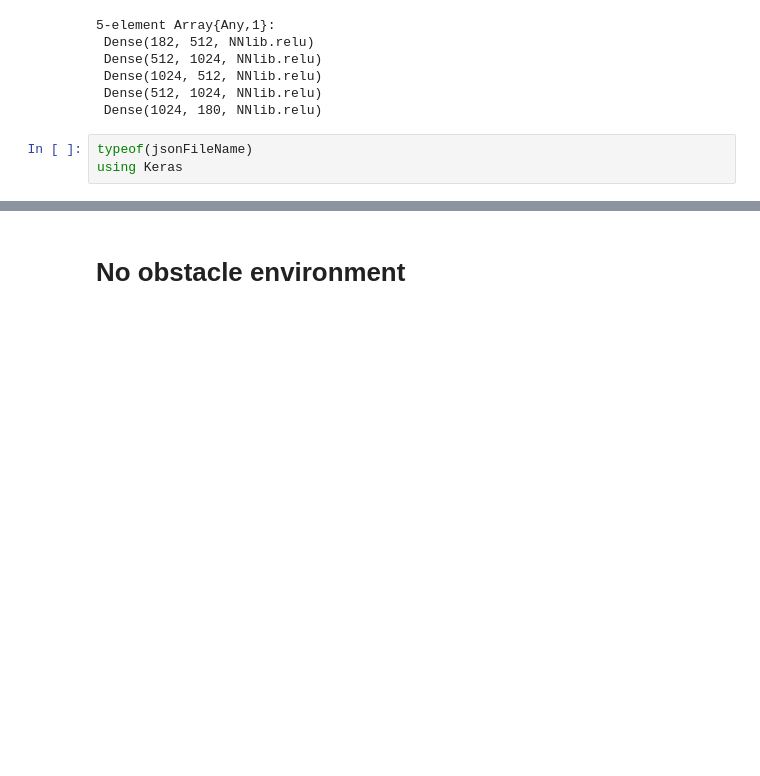
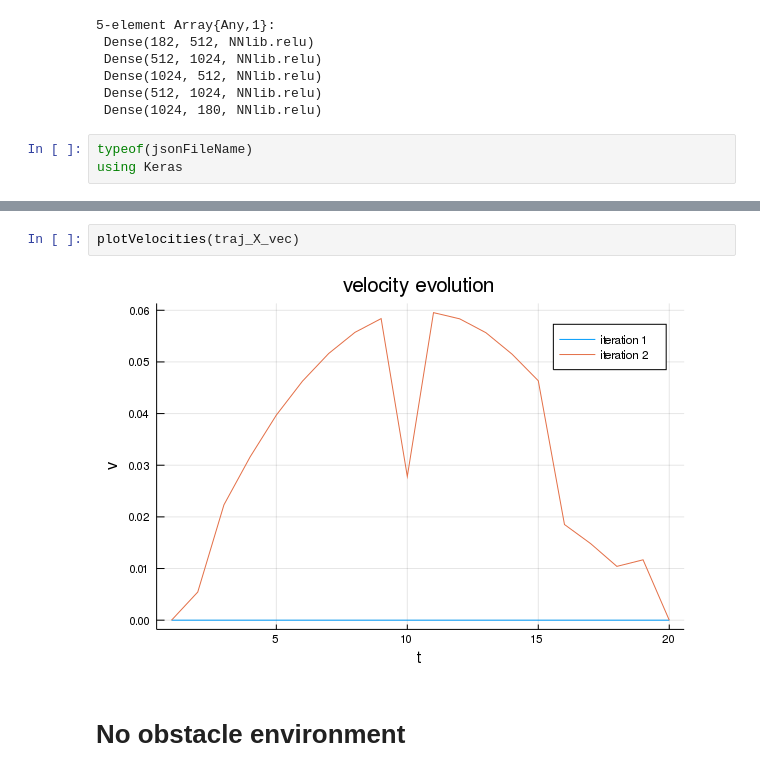
Before and after one commit to somritabanerjee/GuSTO.jl, a Jupyter notebook: examples/freeflyerSE2-Copy1.ipynb, the cells around one changed output, grey strips where cells are left out. Cells and saved outputs as stored; diff of their text form; blank space fills up the shorter version.

```diff
--- a/examples/freeflyerSE2-Copy1.ipynb
+++ b/examples/freeflyerSE2-Copy1.ipynb
@@ -62,3 +136,7 @@ Model loaded
+# %%
+plotVelocities(traj_X_vec)
+# %% [output]
+[figure, added]
 # %% [markdown]
 # No obstacle environment
 # %%
```
Also changed, not shown: parts of 9 cells of this notebook, 3 other files.
